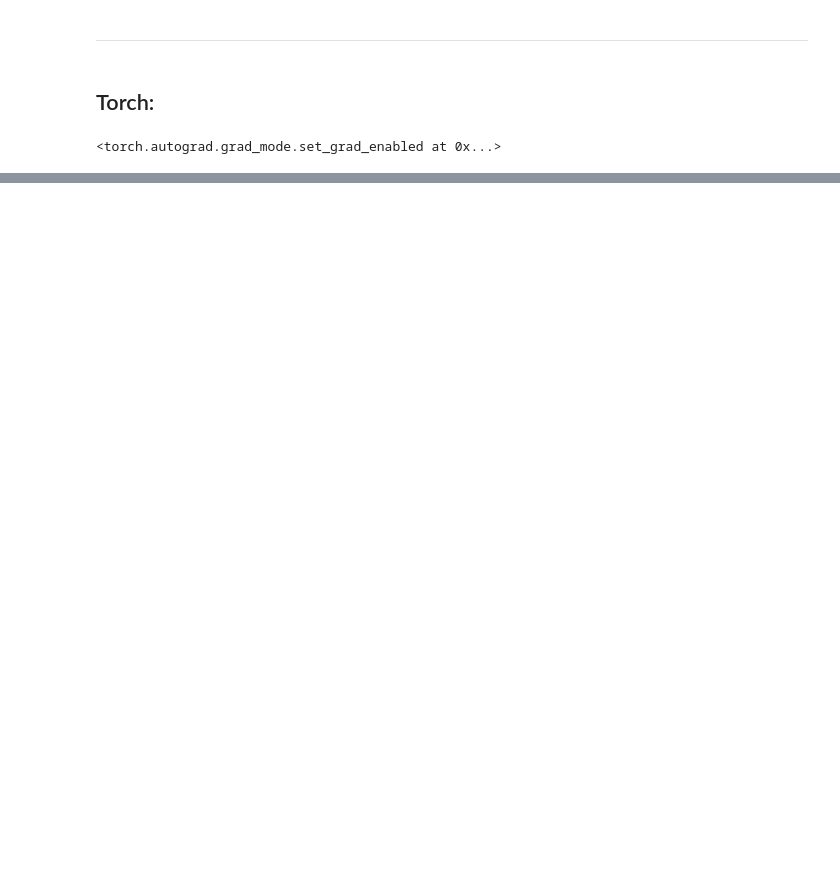
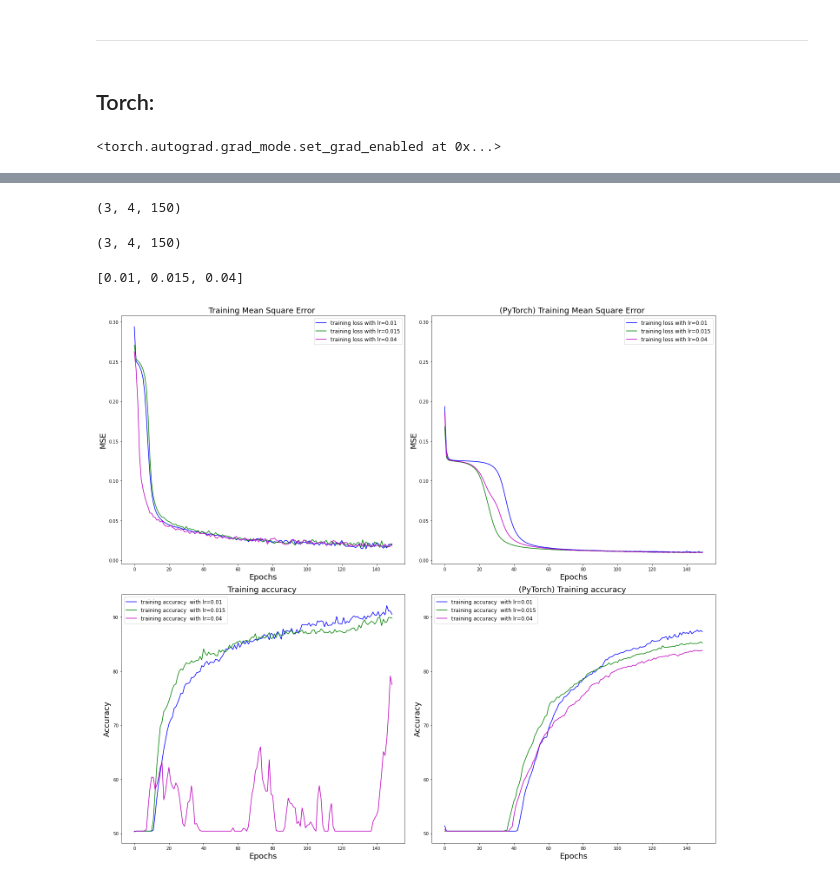
Before and after one commit to nourGhribi/EE-559-deepLearning, a Jupyter notebook: Proj2/Notebooks/implementation.ipynb, the cells around one changed output, grey strips where cells are left out. Cells and saved outputs as stored; diff of their text form; code cells hidden in the pictures; blank space fills up the shorter version.

```diff
--- a/Proj2/Notebooks/implementation.ipynb
+++ b/Proj2/Notebooks/implementation.ipynb
@@ -159,0 +164,60 @@ Epoch 150: train loss=0.0121, train acccuracy=78.10% | test loss=0.0169, test ac
+# %%
+stats_np = np.array(stats)
+stats_np.shape
+# %% [output]
+(3, 4, 150)
+# %%
+torch_stats_np = np.array(torch_stats)
+torch_stats_np.shape #(lr, [train_loss, train_acc, test_loss, test_acc], epochs)
+# %% [output]
+(3, 4, 150)
+# %%
+lrs
+# %% [output]
+[0.01, 0.015, 0.04]
+# %%
+def plots_results(results,torch_results,lrs):
+
+    lrs_colors = ['b', 'g', 'm']
+
+    fig, ((ax1, ax2), (ax3, ax4))  = plt.subplots(2, 2,figsize= (20,18))
+
+    ax1.sharey(ax2)
+    ax3.sharey(ax4)
+
+    for ind,lr in enumerate(lrs):
+
+        ax1.plot(results[ind][0], color = lrs_colors[ind], label = f'training loss with lr={lrs[ind]}')
+        ax3.plot(results[ind][1], color = lrs_colors[ind], label = f'training accuracy  with lr={lrs[ind]}')
+
+        ax2.plot(torch_results[ind][0], color = lrs_colors[ind], label = f'training loss with lr={lrs[ind]}')
+        ax4.plot(torch_results[ind][1], color = lrs_colors[ind], label = f'training accuracy  with lr={lrs[ind]}')
+
+
+    ax1.set_title('Training Mean Square Error ',{'fontsize':18})
+    ax1.set_xlabel("Epochs",{'fontsize':18})
+    ax1.set_ylabel("MSE",{'fontsize':18})
+
+    ax2.set_title('(PyTorch) Training Mean Square Error ',{'fontsize':18})
+    ax2.set_xlabel("Epochs",{'fontsize':18})
+    ax2.set_ylabel("MSE",{'fontsize':18})
+
+    ax3.set_title('Training accuracy ',{'fontsize':18})
+    ax3.set_xlabel("Epochs",{'fontsize':18})
+    ax3.set_ylabel("Accuracy",{'fontsize':18})
+
+    ax4.set_title('(PyTorch) Training accuracy ',{'fontsize':18})
+    ax4.set_xlabel("Epochs",{'fontsize':18})
+    ax4.set_ylabel("Accuracy",{'fontsize':18})
+
+    ax1.legend(loc = 'upper right',fontsize= 'large')
+    ax2.legend(loc = 'upper right',fontsize= 'large')
+    ax3.legend(loc = 'upper left',fontsize= 'large')
+    ax4.legend(loc = 'upper left',fontsize= 'large')
+    plt.tight_layout()
+    plt.savefig("results.png")
+    plt.show()
+# %%
+plots_results(stats_np, torch_stats_np,lrs)
+# %% [output]
+[figure, added]
```
Also changed, not shown: parts of 6 cells of this notebook, 4 other files.
